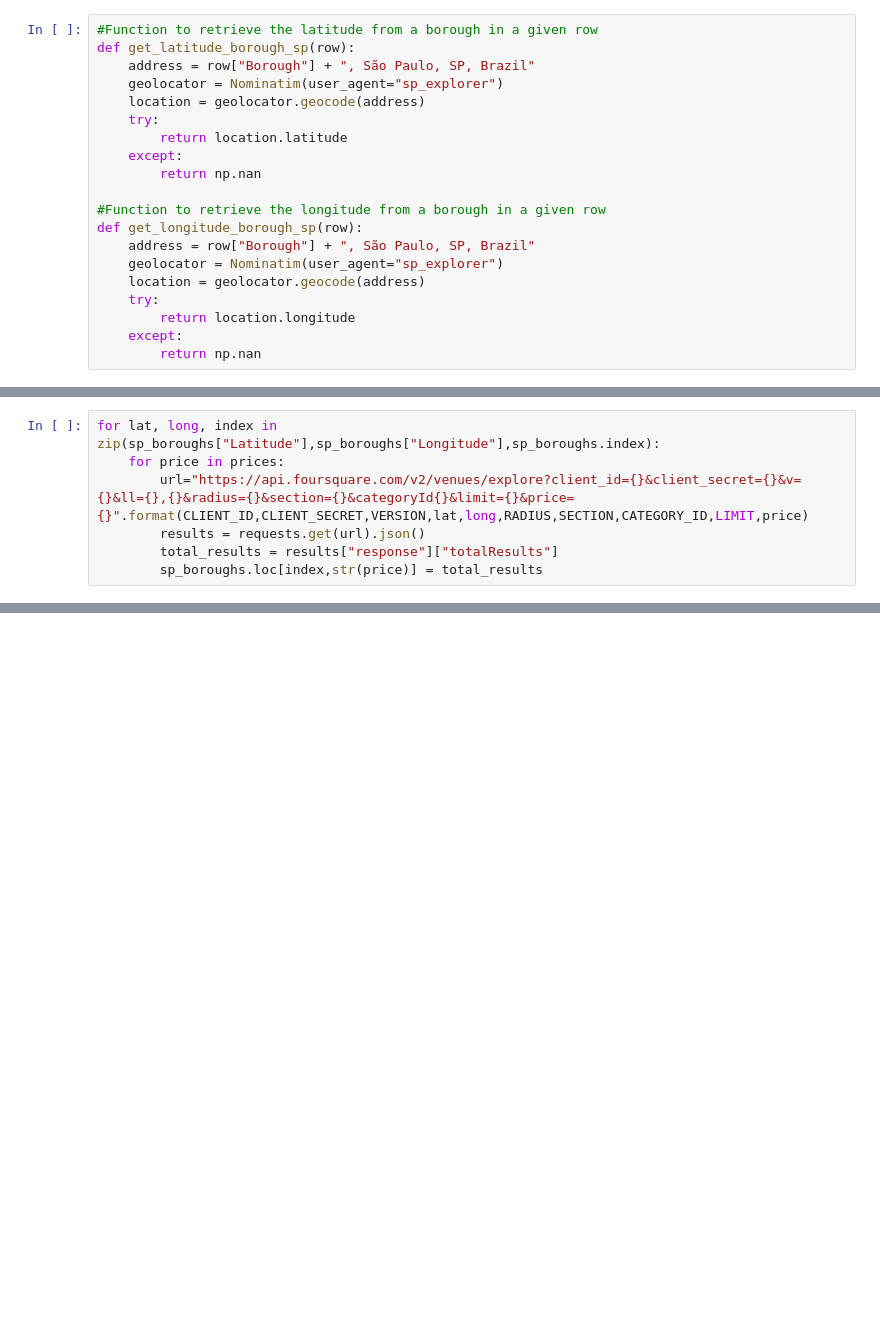
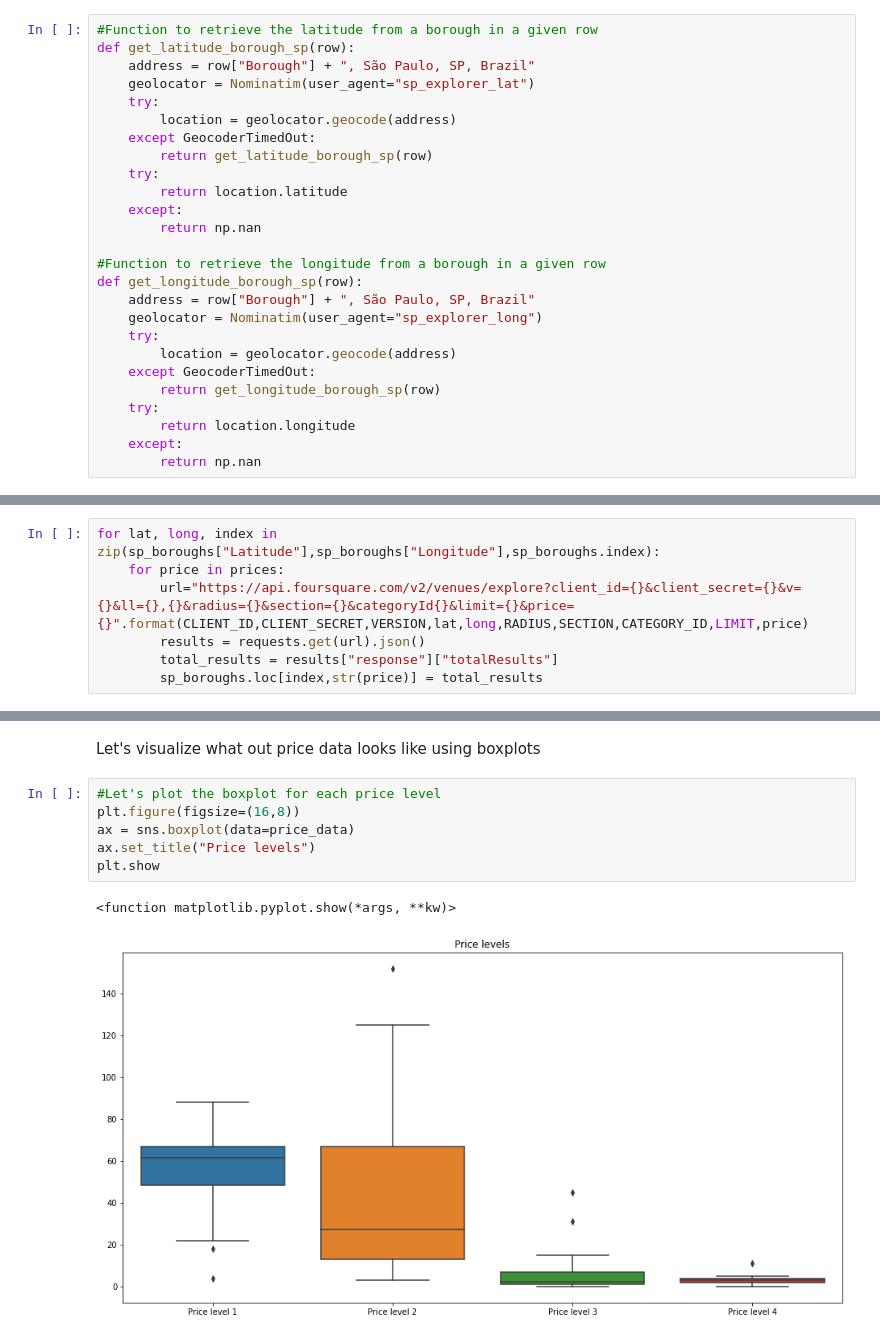
Before and after one commit to rafaelgregorut/sao_paulo_analysis, a Jupyter notebook: sao_paulo_analysis_map.ipynb, the cells around one changed output, grey strips where cells are left out. Saved outputs shown, nothing was run; the diff lists cells and outputs as text; blank space fills up the shorter version.

Commit message:
adding markdowns and fixing geocodetimedout exception

```diff
--- a/sao_paulo_analysis_map.ipynb
+++ b/sao_paulo_analysis_map.ipynb
@@ -104,8 +120,11 @@ sp_boroughs
 #Function to retrieve the latitude from a borough in a given row
 def get_latitude_borough_sp(row):
     address = row["Borough"] + ", São Paulo, SP, Brazil"
-    geolocator = Nominatim(user_agent="sp_explorer")
-    location = geolocator.geocode(address)
+    geolocator = Nominatim(user_agent="sp_explorer_lat")
+    try:
+        location = geolocator.geocode(address)
+    except GeocoderTimedOut:
+        return get_latitude_borough_sp(row)
     try:
         return location.latitude
     except:
@@ -114,8 +133,11 @@ def get_latitude_borough_sp(row):
 #Function to retrieve the longitude from a borough in a given row
 def get_longitude_borough_sp(row):
     address = row["Borough"] + ", São Paulo, SP, Brazil"
-    geolocator = Nominatim(user_agent="sp_explorer")
-    location = geolocator.geocode(address)
+    geolocator = Nominatim(user_agent="sp_explorer_long")
+    try:
+        location = geolocator.geocode(address)
+    except GeocoderTimedOut:
+        return get_longitude_borough_sp(row)
     try:
         return location.longitude
     except:
@@ -444,0 +371,11 @@ scaled_price_data_df.head()
+# %% [markdown]
+Let's visualize what out price data looks like using boxplots
+# %%
+#Let's plot the boxplot for each price level
+plt.figure(figsize=(16,8))
+ax = sns.boxplot(data=price_data)
+ax.set_title("Price levels")
+plt.show
+# %% [output]
+<function matplotlib.pyplot.show(*args, **kw)>
+[figure, added]
```
Also changed, not shown: parts of 63 cells of this notebook.
